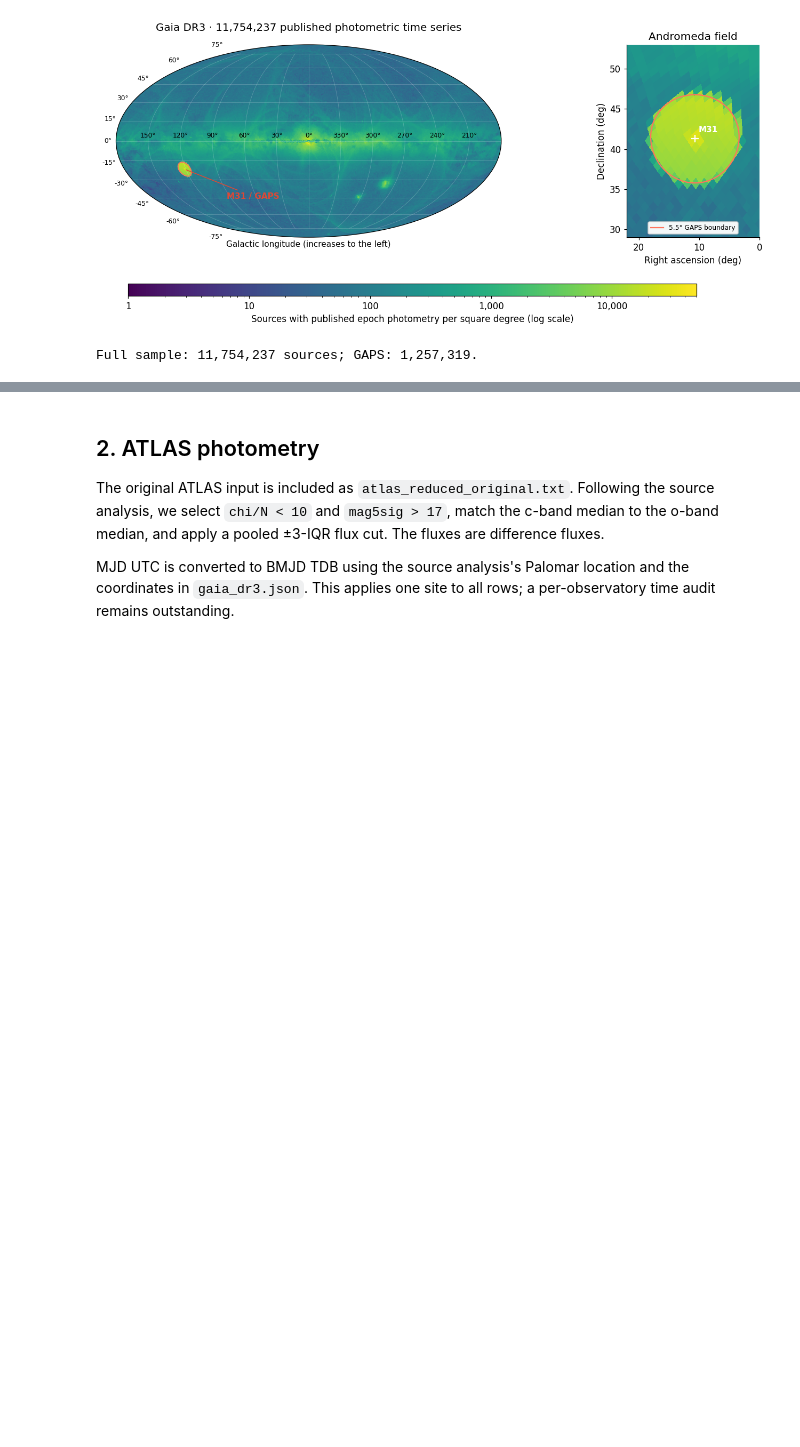
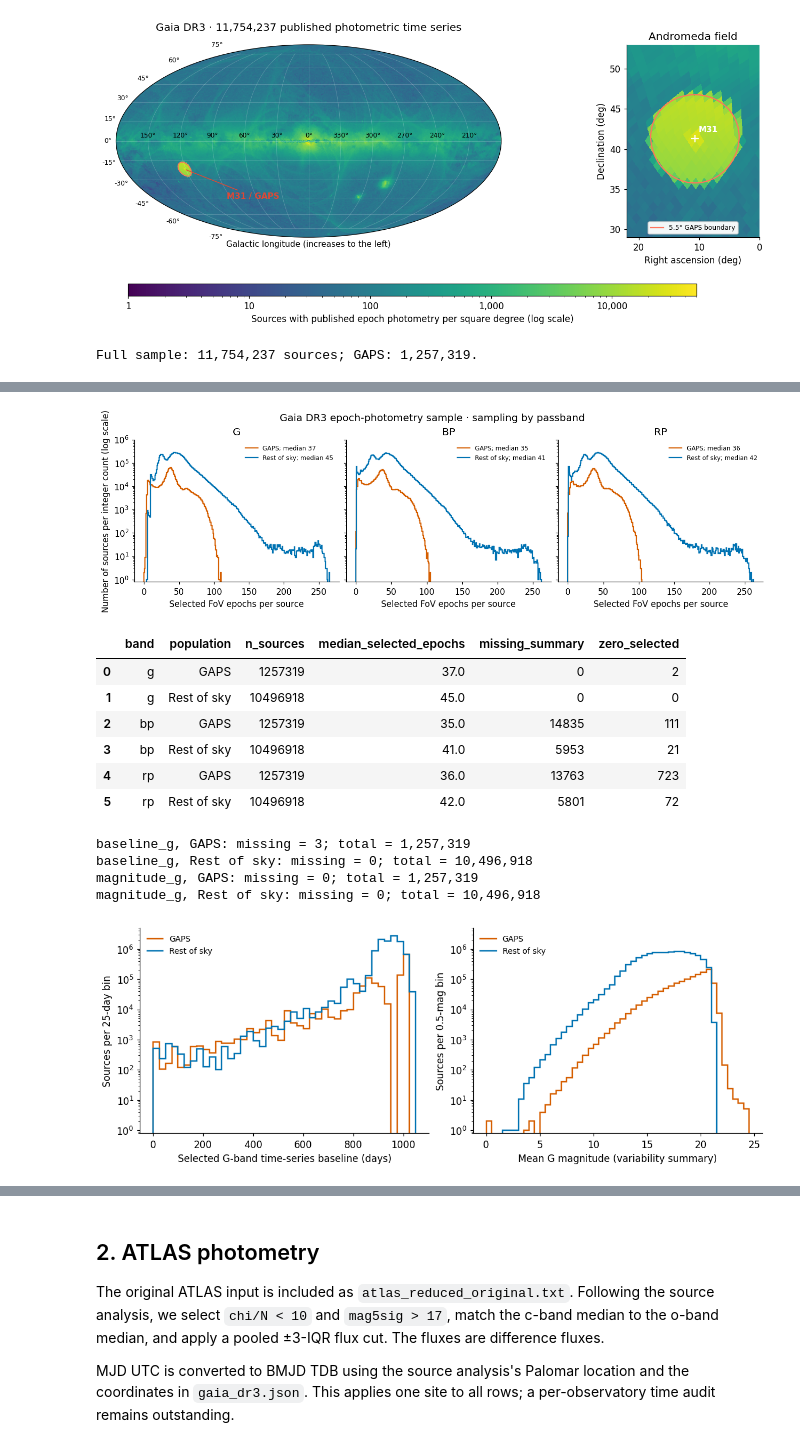
Before and after one commit to emmachickles/j1013-gaia-epoch-photometry, a Jupyter notebook: j1013_gaia_figures.ipynb, the cells around one changed output, grey strips where cells are left out. Drawn from its saved outputs; the diff is of its cells as text; code cells hidden in the pictures; blank space fills up the shorter version.

```diff
--- a/j1013_gaia_figures.ipynb
+++ b/j1013_gaia_figures.ipynb
@@ -154,0 +163,64 @@ Full sample: 11,754,237 sources; GAPS: 1,257,319.
+# %%
+CHAR = DATA/'gaia_dr3_characterization'
+populations = [('GAPS','#D55E00'),('Rest of sky','#0072B2')]
+def split_histogram(name):
+    frame = pd.read_csv(CHAR/f'{name}.csv')
+    assert frame.n_sources.sum()==11754237
+    frame['population'] = np.where(frame.in_andromeda_survey.astype(str).str.lower().eq('true'),'GAPS','Rest of sky')
+    return frame
+
+def weighted_quantile(frame,q=.5):
+    a = frame.dropna(subset=['bin_value']).groupby('bin_value').n_sources.sum().sort_index()
+    return a.index[np.searchsorted(np.cumsum(a),q*a.sum())]
+
+fig,axes = plt.subplots(1,3,figsize=(12,3.6),sharey=True,layout='constrained')
+count_rows = []
+for ax,band in zip(axes,['g','bp','rp']):
+    frame = split_histogram('epochs_'+band)
+    for pop,color in populations:
+        group = frame.loc[frame.population.eq(pop)]
+        a = group.dropna(subset=['bin_value']).groupby('bin_value').n_sources.sum()
+        # Identical integer bins, extended to cover all observed epoch counts.
+        top = int(frame.bin_value.max())
+        y = a.reindex(np.arange(top+1),fill_value=0).to_numpy()
+        ax.stairs(y,np.arange(top+2)-.5,color=color,lw=1.5,label=f'{pop}; median {weighted_quantile(group):.0f}')
+        count_rows.append(dict(band=band,population=pop,n_sources=int(group.n_sources.sum()),
+            median_selected_epochs=float(weighted_quantile(group)),
+            missing_summary=int(group.loc[group.bin_value.isna(),'n_sources'].sum()),
+            zero_selected=int(group.loc[group.bin_value.eq(0),'n_sources'].sum())))
+    ax.set(xlabel='Selected FoV epochs per source',title={'g':'G','bp':'BP','rp':'RP'}[band],yscale='log',ylim=(.8,1e6))
+    ax.legend(fontsize=8,frameon=False)
+axes[0].set_ylabel('Number of sources per integer count (log scale)')
+fig.suptitle('Gaia DR3 epoch-photometry sample · sampling by passband',fontsize=13)
+save_figure(fig,'gaia_dr3_epoch_count_histograms');plt.show()
+count_summary = pd.DataFrame(count_rows)
+count_summary.to_csv(TABLE/'gaia_dr3_epoch_count_summary.csv',index=False);display(count_summary)
+
+fig,axes = plt.subplots(1,2,figsize=(10.5,3.8),layout='constrained')
+for ax,name,width,xlabel in zip(axes,['baseline_g','magnitude_g'],[25,.5],
+        ['Selected G-band time-series baseline (days)','Mean G magnitude (variability summary)']):
+    frame = split_histogram(name)
+    for pop,color in populations:
+        group = frame.loc[frame.population.eq(pop)]
+        a = group.dropna(subset=['bin_value']).groupby('bin_value').n_sources.sum().sort_index()
+        bins = np.arange(int(a.index.min()),int(a.index.max())+1)
+        ax.stairs(a.reindex(bins,fill_value=0),(np.append(bins,bins[-1]+1))*width,
+                  color=color,lw=1.6,label=pop)
+        print(f'{name}, {pop}: missing = {group.loc[group.bin_value.isna(),"n_sources"].sum():,}; total = {group.n_sources.sum():,}')
+    ax.set(xlabel=xlabel,ylabel=f'Sources per {width:g}-'+('day' if name=='baseline_g' else 'mag')+' bin',yscale='log',ylim=(.8,5e6))
+    ax.legend(frameon=False,fontsize=9)
+save_figure(fig,'gaia_dr3_baseline_magnitude_histograms');plt.show()
+# %% [output]
+[figure, added]
+|  | band | population | n_sources | median_selected_epochs | missing_summary | zero_selected |
+| 0 | g | GAPS | 1257319 | 37.0 | 0 | 2 |
+| 1 | g | Rest of sky | 10496918 | 45.0 | 0 | 0 |
+| 2 | bp | GAPS | 1257319 | 35.0 | 14835 | 111 |
+| 3 | bp | Rest of sky | 10496918 | 41.0 | 5953 | 21 |
+| 4 | rp | GAPS | 1257319 | 36.0 | 13763 | 723 |
+| 5 | rp | Rest of sky | 10496918 | 42.0 | 5801 | 72 |
+baseline_g, GAPS: missing = 3; total = 1,257,319
+baseline_g, Rest of sky: missing = 0; total = 10,496,918
+magnitude_g, GAPS: missing = 0; total = 1,257,319
+magnitude_g, Rest of sky: missing = 0; total = 10,496,918
+[figure, added]
```
Also changed, not shown: parts of 11 cells of this notebook, 45 other files.
